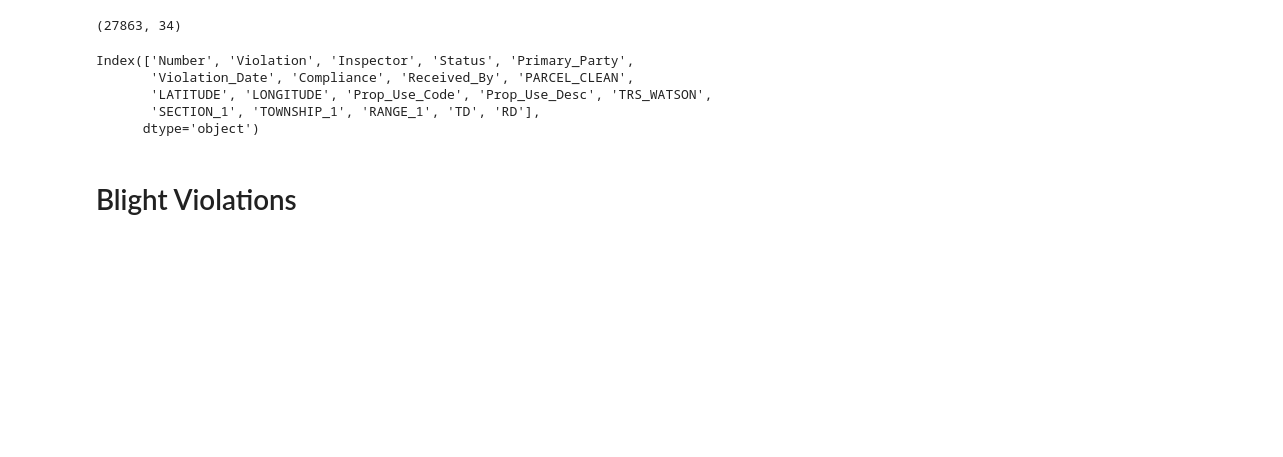
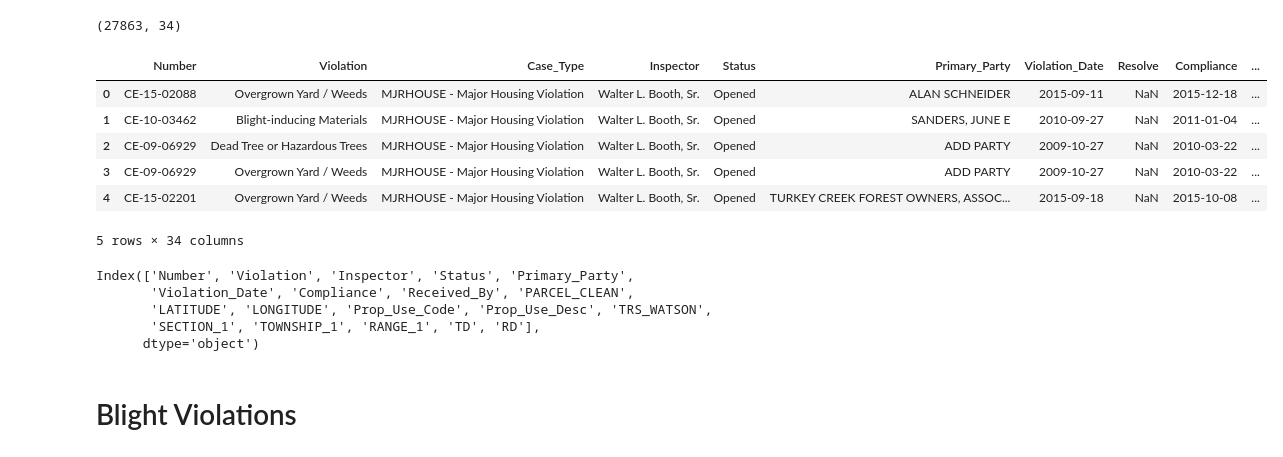
Before and after one commit to hanrosen/gainesville, a Jupyter notebook: Blight-Analysis.ipynb, the cells around one changed output. Saved outputs shown, nothing was run; the diff lists cells and outputs as text; code cells hidden in the pictures; blank space fills up the shorter version.

```diff
--- a/Blight-Analysis.ipynb
+++ b/Blight-Analysis.ipynb
@@ -19,3 +15,13 @@ violations.shape
+# %%
+violations.head()
+# %% [output]
+|  | Number | Violation | Case_Type | Inspector | Status | Primary_Party | Violation_Date | Resolve | Compliance | ... |
+| 0 | CE-15-02088 | Overgrown Yard / Weeds | MJRHOUSE - Major Housing Violation | Walter L. Booth, Sr. | Opened | ALAN SCHNEIDER | 2015-09-11 | NaN | 2015-12-18 | ... |
+| 1 | CE-10-03462 | Blight-inducing Materials | MJRHOUSE - Major Housing Violation | Walter L. Booth, Sr. | Opened | SANDERS, JUNE E | 2010-09-27 | NaN | 2011-01-04 | ... |
+| 2 | CE-09-06929 | Dead Tree or Hazardous Trees | MJRHOUSE - Major Housing Violation | Walter L. Booth, Sr. | Opened | ADD PARTY | 2009-10-27 | NaN | 2010-03-22 | ... |
+| 3 | CE-09-06929 | Overgrown Yard / Weeds | MJRHOUSE - Major Housing Violation | Walter L. Booth, Sr. | Opened | ADD PARTY | 2009-10-27 | NaN | 2010-03-22 | ... |
+| 4 | CE-15-02201 | Overgrown Yard / Weeds | MJRHOUSE - Major Housing Violation | Walter L. Booth, Sr. | Opened | TURKEY CREEK FOREST OWNERS, ASSOC... | 2015-09-18 | NaN | 2015-10-08 | ... |
+5 rows × 34 columns
 # %%
 violations.drop(['Resolve','Compliance_Requested','Case_Type','CEB_Compliance_Requested','Tag_', 'VIN_',
        'Make', 'Color','Vehicle_Description', 'Address', 'Quantity','PARCEL_1', 'MAPSHEET','COUNTY', 'DESCRIPT'], axis=1, inplace = True)
```
Also changed, not shown: parts of 5 cells of this notebook, 10 other files.
